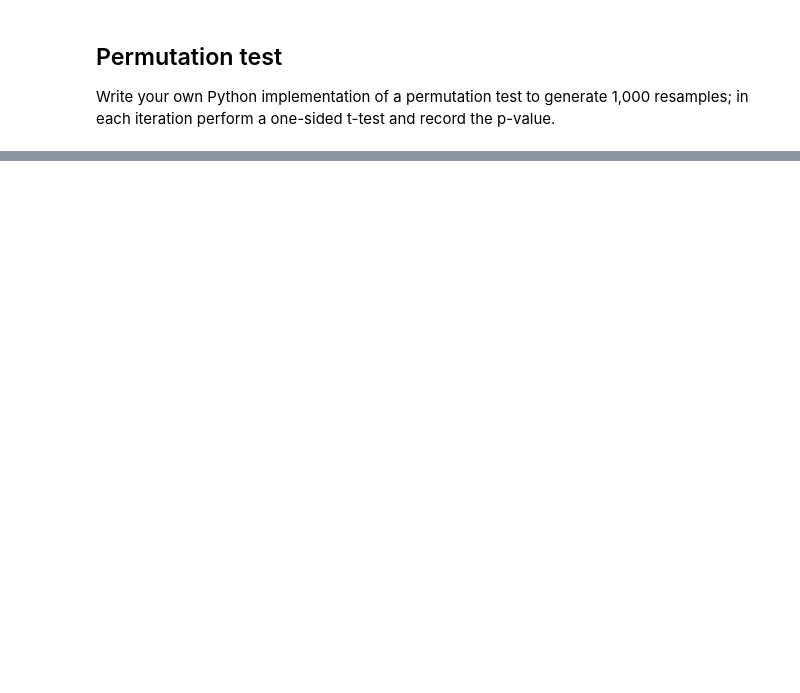
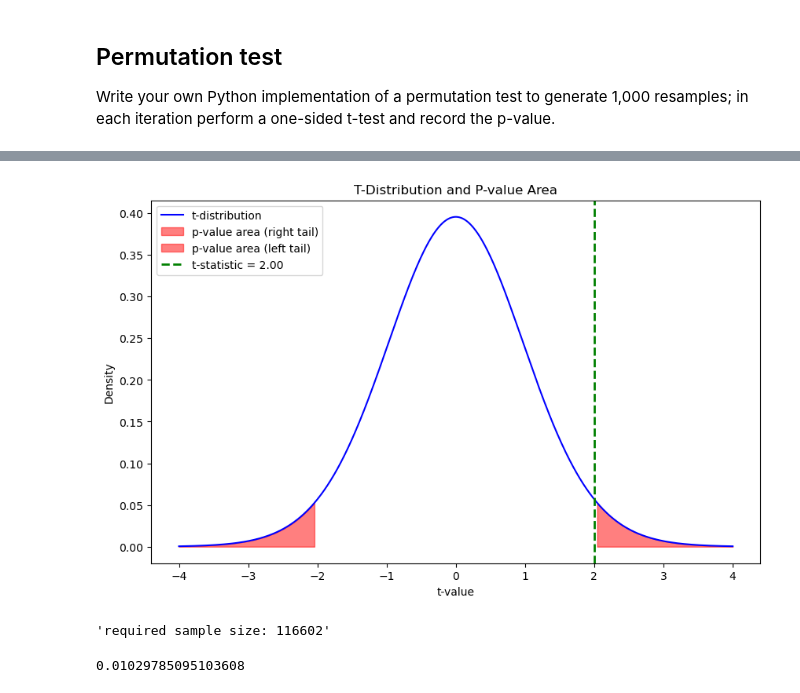
Before and after one commit to JohannesVC/notebooks, a Jupyter notebook: MSc Data Science/statistics/topic 4 tests and significance/topic 4.ipynb, the cells around one changed output, grey strips where cells are left out. Saved outputs shown, nothing was run; the diff lists cells and outputs as text; code cells hidden in the pictures; blank space fills up the shorter version.

```diff
--- a/MSc Data Science/statistics/topic 4 tests and significance/topic 4.ipynb
+++ b/MSc Data Science/statistics/topic 4 tests and significance/topic 4.ipynb
@@ -111,0 +132,60 @@ plt.show()
+# %%
+# Parameters
+mean_diff = 2  # example difference in means
+se_diff = 1  # example standard error of the difference
+t_statistic = mean_diff / se_diff  # t-statistic calculation
+df = 30  # degrees of freedom
+
+# T-distribution
+x = np.linspace(-4, 4, 1000)
+y = stats.t.pdf(x, df)
+
+# Plotting
+plt.figure(figsize=(10, 6))
+
+# T-distribution curve
+plt.plot(x, y, label='t-distribution', color='blue')
+
+# Shading the p-value area for a two-tailed test
+crit_value = stats.t.ppf(1 - 0.025, df)
+x_fill = np.linspace(crit_value, 4, 500)
+y_fill = stats.t.pdf(x_fill, df)
+plt.fill_between(x_fill, y_fill, color='red', alpha=0.5, label='p-value area (right tail)')
+
+x_fill = np.linspace(-4, -crit_value, 500)
+y_fill = stats.t.pdf(x_fill, df)
+plt.fill_between(x_fill, y_fill, color='red', alpha=0.5, label='p-value area (left tail)')
+
+# Indicating the t-statistic
+plt.axvline(t_statistic, color='green', linestyle='--', linewidth=2, label=f't-statistic = {t_statistic:.2f}')
+
+# Labels and legend
+plt.title('T-Distribution and P-value Area')
+plt.xlabel('t-value')
+plt.ylabel('Density')
+plt.legend()
+
+plt.show()
+# %% [output]
+[figure, added]
+# %%
+import statsmodels.api as sm
+
+analysis = sm.stats.TTestIndPower()
+
+# a minimum size of the effect you want to detect
+effect_size = sm.stats.proportion_effectsize(0.0121,0.011)
+
+sample_size = analysis.solve_power(effect_size=effect_size,
+                                    alpha=0.05,
+                                    power=0.8,       # the probability of detecting that effect
+                                    alternative='larger'
+                                    )
+
+f"required sample size: {sample_size:.0f}"
+# %% [output]
+'required sample size: 116602'
+# %%
+effect_size
+# %% [output]
+0.01029785095103608
```
Also changed, not shown: parts of 11 cells of this notebook, 10 other files.
